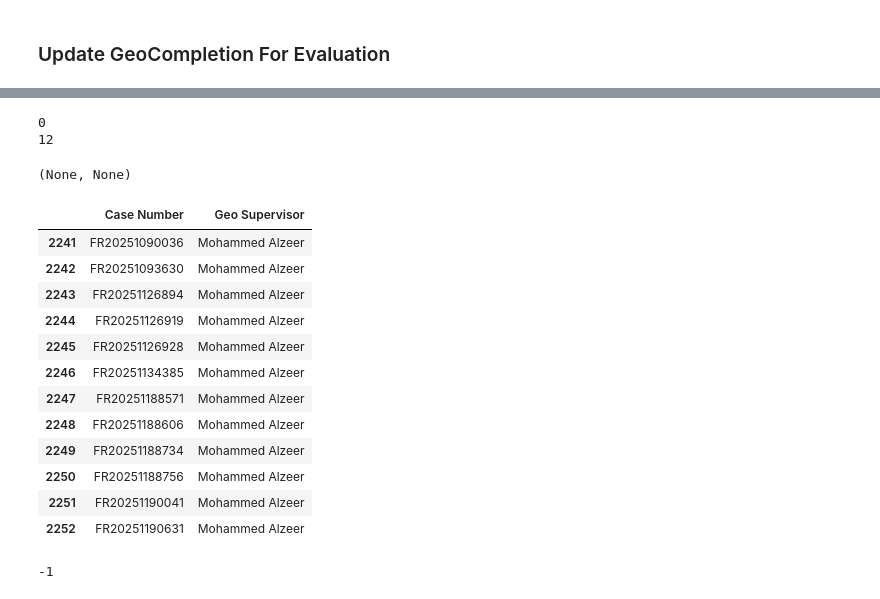
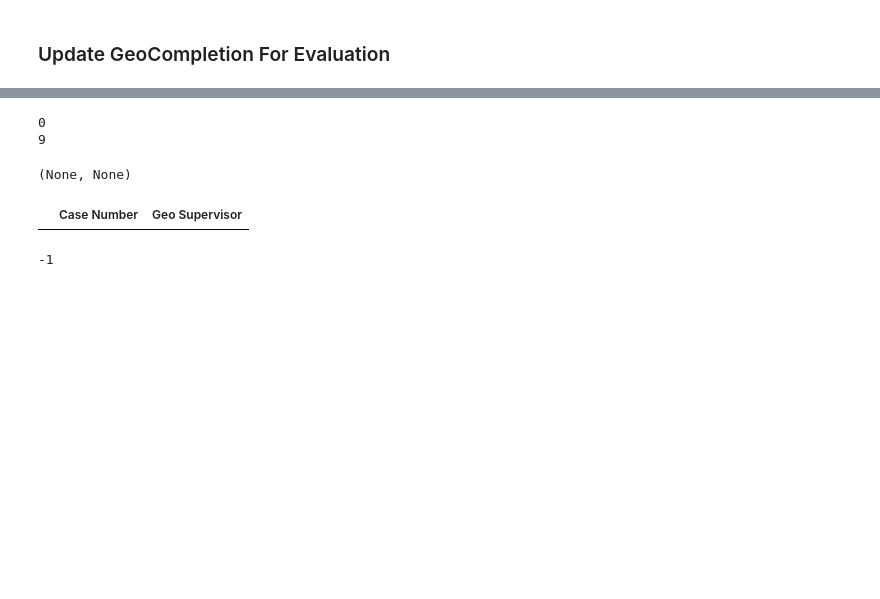
Before and after one commit to AymanSD/Editors-Evaluation, a Jupyter notebook: Evaluation.ipynb, the cells around one changed output, grey strips where cells are left out. Drawn from its saved outputs; the diff is of its cells as text; code cells hidden in the pictures; blank space fills up the shorter version.

```diff
--- a/Evaluation.ipynb
+++ b/Evaluation.ipynb
@@ -11,13 +11,14 @@ import urllib.parse
 regions_dict= {
     'Makka': ['مكة المكرمة', 'الجموم', 'جدة', 'بحرة'], 'Madinah':['المدينة المنورة'],
     'Riyadh': ['الرياض', 'المزاحمية', 'الدرعية', 'حريملاء','مرات', "القويعية", 'الخرج', 'الدلم', 'الزلفى', 'الغاط', 'المجمعه',
-                'جلاجل','حوطة سدير', 'روضة سدير', 'الرين', 'الافلاج', 'السليل', 'ضرماء', 'رماح', 'ثادق', 'عفيف', 'وادى الدواسر'],
+                'جلاجل','حوطة سدير', 'روضة سدير', 'الرين', 'الافلاج', 'السليل', 'ضرماء', 'رماح', 'ثادق', 'عفيف', 'وادى الدواسر',
+                'الدوادمي', 'ساجر'],
     'Eastern': ['الدمام', 'الخبر', 'القطيف', 'الاحساء', 'الجبيل','النعيرية', 'ابقيق', 'راس تنوره', 'الخفجي',"حفر الباطن", "القيصومة"],
     'Qasim':['بريدة','رياض الخبراء','عنيزة','الرس','البكيرية','البدائع', 'البطين', 'الخبراء والسحابين', 'عيون الجواء', 'القوارة', 'الشماسية', 'المذنب', 'الاسياح'],
     "Hael":["حائل", 'بقعاء', 'الشنان', 'جبة', 'موقق', 'الشملي', 'الغزالة', 'الحائط', 'سميراء', 'السليمي'],
-    "Tabuk": ['تبوك','الوجه', 'تيماء', 'ضباء'],
+    "Tabuk": ['تبوك','الوجه', 'تيماء', 'ضباء', 'املج'],
     "Jawf": ['دومة الجندل', 'صوير', 'سكاكا', 'القريات', 'طبرجل', 'العيساوية'],
-    "Northern Borders": ['رفحاء', 'عرعر', 'طريف']} # 'ضباء', 'حقل', 'الوجه', 'أملج', 'البدع', 'حقل', 'العيص', 'الحمادة',
+    "Northern Borders": ['رفحاء', 'عرعر', 'طريف', 'العويقيلة']}
 
 
 geoActions = {'البيانات الجيومكانية صحيحة':['الجيومكانية صحيحة', 'الجيومكانية صحيحه', 'الجيومكانيه صحيحه', 'جيومكانية صحيحة'],'تعديل بيانات وصفية':['بيانات وصفية', 'بيانات وصفيه', 'البيانات الوصفية', 'البيانات الوصفيه'], 'تعديل أبعاد الأرض':['أبعاد', 'ابعاد', 'تعديل أبعاد', 'تعديل ابعاد', 'تعديل الأبعاد', 'تعديل الابعاد'],
@@ -404,24 +422,12 @@ comp[comp.columns[-15:]].head(3)
 print(len(comp[comp["Region"].isna()])), print(len(comp[comp["UserID"].isna()]))
 # %% [output]
 0
-12
+9
 (None, None)
 # %%
-comp[comp["UserID"].isna()][["Case Number", "Geo Supervisor"]]
+comp[(comp["UserID"].isna()) & (comp["Geo Supervisor"]!='Mohammed Alzeer')][["Case Number", "Geo Supervisor"]]
 # %% [output]
 |  | Case Number | Geo Supervisor |
-| 2241 | FR20251090036 | Mohammed Alzeer |
-| 2242 | FR20251093630 | Mohammed Alzeer |
-| 2243 | FR20251126894 | Mohammed Alzeer |
-| 2244 | FR20251126919 | Mohammed Alzeer |
-| 2245 | FR20251126928 | Mohammed Alzeer |
-| 2246 | FR20251134385 | Mohammed Alzeer |
-| 2247 | FR20251188571 | Mohammed Alzeer |
-| 2248 | FR20251188606 | Mohammed Alzeer |
-| 2249 | FR20251188734 | Mohammed Alzeer |
-| 2250 | FR20251188756 | Mohammed Alzeer |
-| 2251 | FR20251190041 | Mohammed Alzeer |
-| 2252 | FR20251190631 | Mohammed Alzeer |
 # %%
 comp.to_sql("GeoCompletion", engine_sqlserver, schema='grsdbrd', if_exists="append", index=False)
 # %% [output]
```
Also changed, not shown: parts of 36 cells of this notebook, 6 other files.
